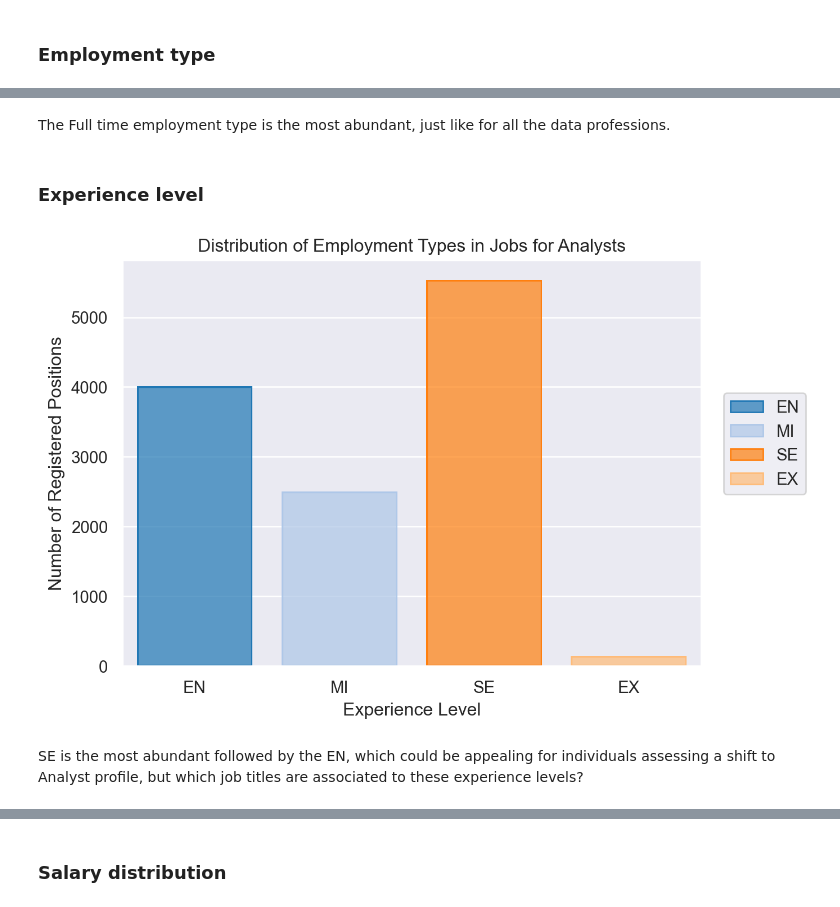
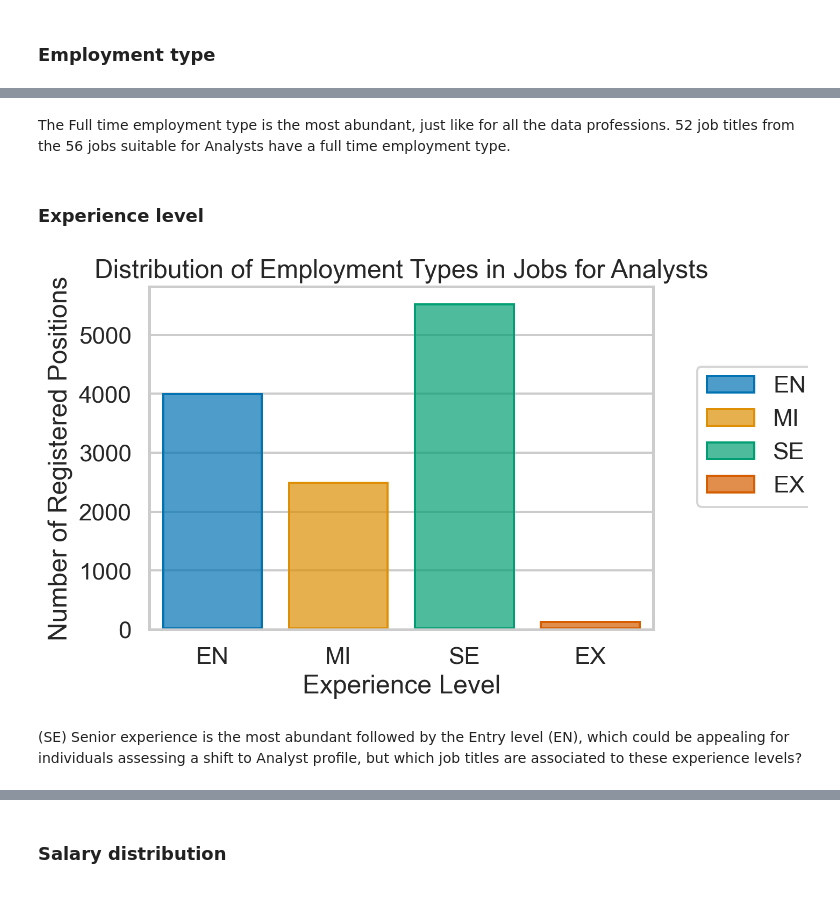
Before and after one commit to anaPau-24/Project_Data_Professions_career_shift, a Jupyter notebook: Data_Analyst_perspective.ipynb, the cells around one changed output, grey strips where cells are left out. Drawn from its saved outputs; the diff is of its cells as text; code cells hidden in the pictures.

```diff
--- a/Data_Analyst_perspective.ipynb
+++ b/Data_Analyst_perspective.ipynb
@@ -301,14 +335,15 @@ plt.show()
 # %% [markdown]
 ### Employment type
 # %%
-# Visualize distribution of Employment types for DA related job positions
+# Visualize distribution of Employment types for Analyst related job positions
 plt.figure(figsize=(10, 8))
+sns.set_theme(style="whitegrid")
 sns.countplot(data=df_analyst,x='employment_type',palette='copper')
 # Add labels and title
-plt.yscale('log')
-plt.title('Employment types for DA positions')
-plt.ylabel('Registered positions')
-plt.xlabel('Employment type ')
+plt.yscale('log')#for better visibility
+plt.title('Employment types for Analyst related positions', fontsize=18)
+plt.ylabel('Registered positions',fontsize=16)
+plt.xlabel('Employment type ', fontsize=16)
 
 #show the plot
 plt.show()
@@ -334,11 +368,12 @@ print(DA_employment2)
 # %%
-#Plot the % of employment type of the DA related job positions
+#Plot the % of employment type of the Analyst related job positions
+sns.set_theme(style="whitegrid")
 sns.barplot(data=DA_employment2,x='employment_type',y='proportion (%)', palette='copper')
 
 # Add labels and title
-plt.title('Employment types for DA positions')
-plt.ylabel('Percentage of DA positions')
-plt.xlabel('Employment type ')
+plt.title('Employment types for Analyst positions',fontsize=18)
+plt.ylabel('Positions for Analysts(%)',fontsize=16)
+plt.xlabel('Employment type', fontsize=16)
 
 plt.show()
 # %% [output]
@@ -427,23 +462,32 @@ plt.show()
 # %% [markdown]
-The Full time employment type is the most abundant, just like for all the data professions.
+The Full time employment type is the most abundant, just like for all the data professions. 52 job titles from the 56 jobs suitable for Analysts have a full time employment type.
 # %% [markdown]
 ### Experience level
 # %%
-#Exploring the distribution of experience level for jobs for analysts
-so.Plot(df_analyst, x="experience_level", color="experience_level").add(
+#Exploring the distribution of experience level for jobs for Analysts
+from matplotlib import style
+from seaborn import axes_style
+from seaborn import plotting_context
+
+p= (
+    so.Plot(df_analyst, x="experience_level", color="experience_level").add(
     so.Bar(), so.Hist()
-).scale(
-    color="tab20"
-).label(
+    ).scale(
+    color="colorblind"
+    ).label(
     x="Experience Level",
     y="Number of Registered Positions",
     title="Distribution of Employment Types in Jobs for Analysts",
     legend=" ", color=""
+    )
 )
+p
+
+p.theme(axes_style("whitegrid") | plotting_context("talk"))
 # %% [output]
-[figure, old version]
+[figure, new version]
 # %% [markdown]
-SE is the most abundant followed by the EN, which could be appealing for individuals assessing a shift to Analyst profile, but which job titles are associated to these experience levels?
+(SE) Senior experience is the most abundant followed by the Entry level (EN), which could be appealing for individuals assessing a shift to Analyst profile, but which job titles are associated to these experience levels?
 # %%
 #Filter EN and SE employment type
 EN_jobs = df_analyst[df_analyst['experience_level'] == 'EN']
```
Also changed, not shown: parts of 95 cells of this notebook, 4 other files.
